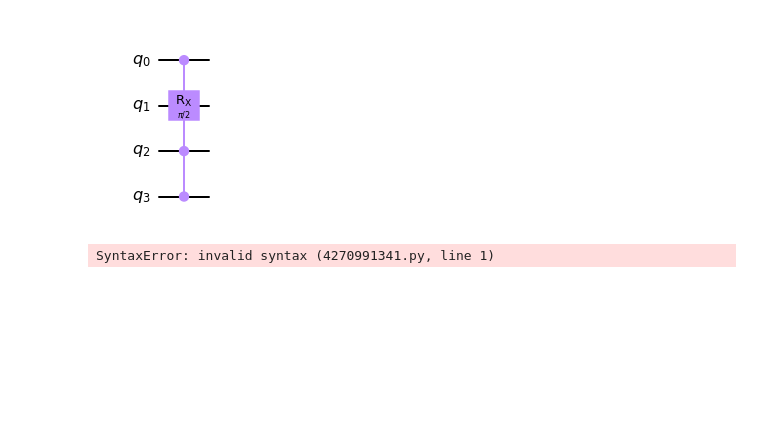
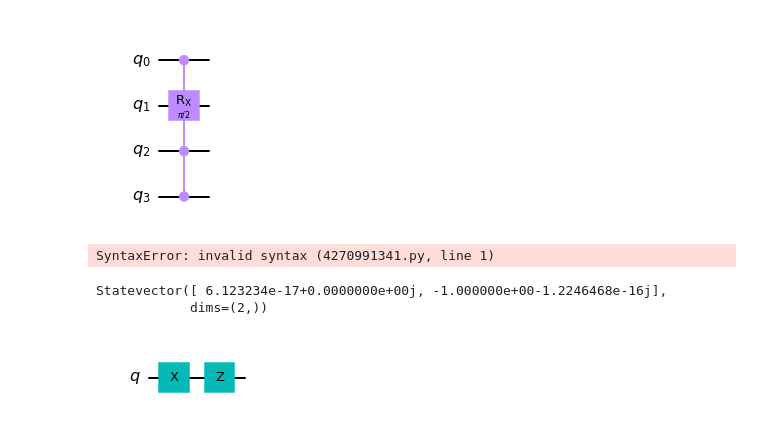
Before and after one commit to MADjnr/Quantum_projectsQ-, a Jupyter notebook: constructing classical gates using quantum.ipynb, the cells around one changed output. Cells and saved outputs as stored; diff of their text form; code cells hidden in the pictures; blank space fills up the shorter version.

Commit message:
quant

```diff
--- a/constructing classical gates using quantum.ipynb
+++ b/constructing classical gates using quantum.ipynb
@@ -193,3 +193,53 @@ job_monitor(job, interval = 2)
 
 results = job.result()
 counts = results.get_counts(circuit)
+# %%
+from qiskit.visualization import plot_state_qsphere
+
+
+## THIS IS A HELPER FUNCTION THAT AUTOMATES REPETITIVE STUFFS EXECUTING AND VISUALIZING THE CIRCUITS
+
+##WIll execute the circuit on the state vector (sv) simulator
+##Returns state vector resultsm circuit diagram, and QSphere
+
+
+def execute_circuit_sv(quantum_circuit):
+    ##create a state vector simulator
+    statevector_simulator = Aer.get_backend('statevector_simulator')
+
+    #execute the circuit on the simulator
+    result = execute(quantum_circuit,statevector_simulator).result()
+    ##Assign state vector results
+    statevector_results = result.get_statevector(quantum_circuit)
+
+    ##Draw the circuit diagram
+    circuit_diagram = quantum_circuit.draw('mpl')
+
+    #draw the QSPhere
+    q_sphere = plot_state_qsphere(statevector_results)
+
+    ##Return the result, circuit diagram and Osphere
+    return statevector_results, circuit_diagram, q_sphere
+
+    ##
+# %%
+##I will use the helper function to execute the x gate operation
+#X-gate
+#Create the single qubit circuit
+
+qc = QuantumCircuit(1)
+
+#Add an X gate to the qubit
+qc.x(0)
+qc.z(0)
+##Execute the circuit and capture all the results
+result, img, qsphere = execute_circuit_sv(qc)
+# %%
+result
+# %% [output]
+Statevector([ 6.123234e-17+0.0000000e+00j, -1.000000e+00-1.2246468e-16j],
+            dims=(2,))
+# %%
+img
+# %% [output]
+[figure, added]
```
Also changed, not shown: parts of 8 cells of this notebook.
